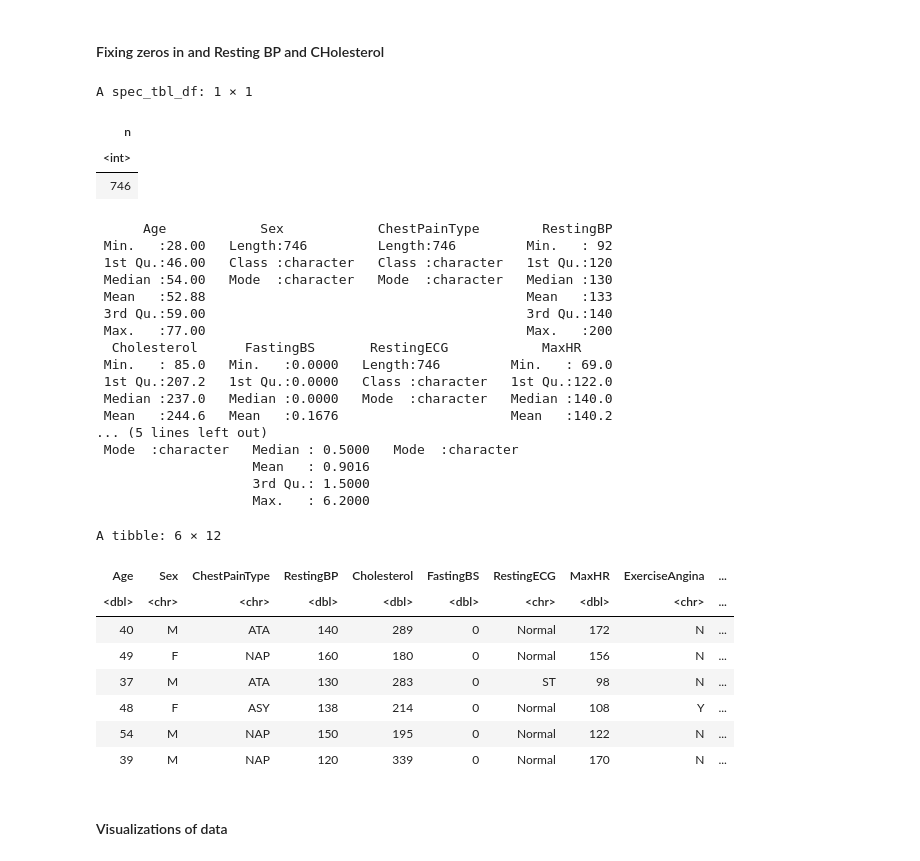
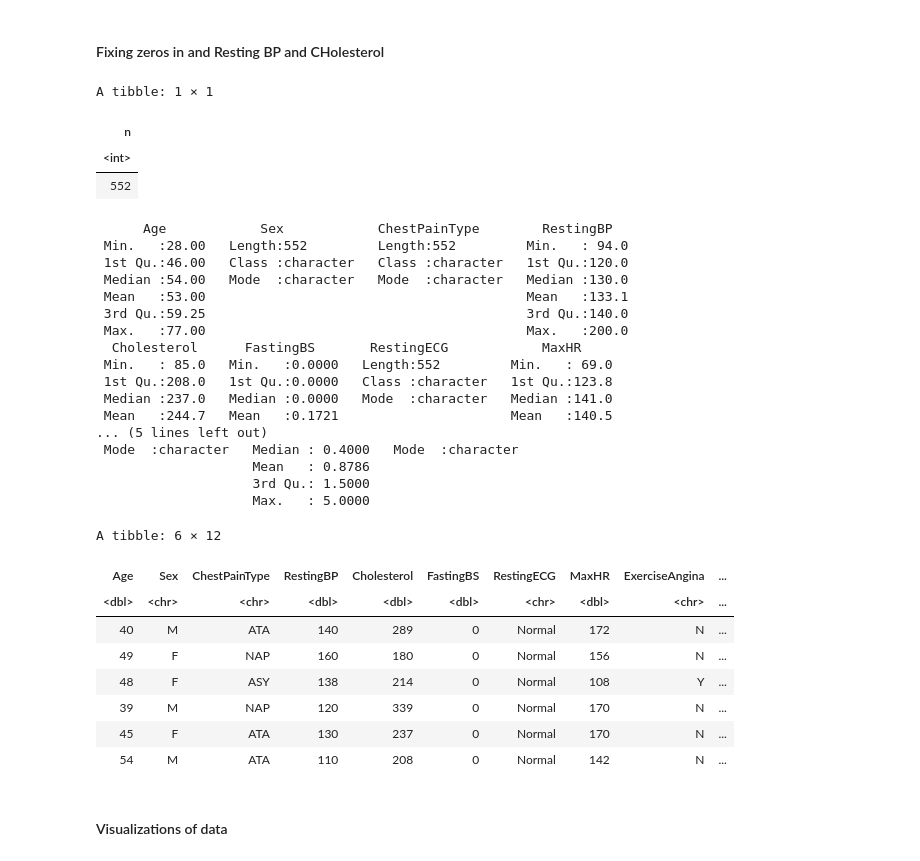
Before and after one commit to Simpson1104/Group-Proposal, a Jupyter notebook: Wrangling_data.ipynb, the cells around one changed output. Saved outputs shown, nothing was run; the diff lists cells and outputs as text; code cells hidden in the pictures.

```diff
--- a/Wrangling_data.ipynb
+++ b/Wrangling_data.ipynb
@@ -251,7 +81,7 @@ A tibble: 6 × 12
 # %%
-#heart_split <- initial_split(heart_data, prop = 0.75, strata = HeartDisease)
-#heart_train <- training(heart_split)
-#heart_test <- testing(heart_split)
+heart_split <- initial_split(heart_data, prop = 0.75, strata = HeartDisease)
+heart_train <- training(heart_split)
+heart_test <- testing(heart_split)
 # %% [markdown]
 #### Summarize dataset
 # %%
@@ -308,42 +145,42 @@ A tibble: 2 × 3
 # %% [markdown]
 #### Fixing zeros in and Resting BP and CHolesterol
 # %%
-heart_data <- heart_data%>%
-              filter(RestingBP != 0, Cholesterol != 0)
-count(heart_data)
-summary(heart_data)
-head(heart_data)
+heart_train <- heart_train%>%
+               filter(RestingBP != 0, Cholesterol != 0)
+count(heart_train)
+summary(heart_train)
+head(heart_train)
 # %% [output]
-A spec_tbl_df: 1 × 1
+A tibble: 1 × 1
 | n |
 | <int> |
-| 746 |
+| 552 |
       Age            Sex            ChestPainType        RestingBP
- Min.   :28.00   Length:746         Length:746         Min.   : 92
- 1st Qu.:46.00   Class :character   Class :character   1st Qu.:120
- Median :54.00   Mode  :character   Mode  :character   Median :130
- Mean   :52.88                                         Mean   :133
- 3rd Qu.:59.00                                         3rd Qu.:140
- Max.   :77.00                                         Max.   :200
+ Min.   :28.00   Length:552         Length:552         Min.   : 94.0
+ 1st Qu.:46.00   Class :character   Class :character   1st Qu.:120.0
+ Median :54.00   Mode  :character   Mode  :character   Median :130.0
+ Mean   :53.00                                         Mean   :133.1
+ 3rd Qu.:59.25                                         3rd Qu.:140.0
+ Max.   :77.00                                         Max.   :200.0
   Cholesterol      FastingBS       RestingECG            MaxHR
- Min.   : 85.0   Min.   :0.0000   Length:746         Min.   : 69.0
- 1st Qu.:207.2   1st Qu.:0.0000   Class :character   1st Qu.:122.0
- Median :237.0   Median :0.0000   Mode  :character   Median :140.0
- Mean   :244.6   Mean   :0.1676                      Mean   :140.2
+ Min.   : 85.0   Min.   :0.0000   Length:552         Min.   : 69.0
+ 1st Qu.:208.0   1st Qu.:0.0000   Class :character   1st Qu.:123.8
+ Median :237.0   Median :0.0000   Mode  :character   Median :141.0
+ Mean   :244.7   Mean   :0.1721                      Mean   :140.5
 ... (5 lines left out)
- Mode  :character   Median : 0.5000   Mode  :character
-                    Mean   : 0.9016
+ Mode  :character   Median : 0.4000   Mode  :character
+                    Mean   : 0.8786
                     3rd Qu.: 1.5000
-                    Max.   : 6.2000
+                    Max.   : 5.0000
 A tibble: 6 × 12
 | Age | Sex | ChestPainType | RestingBP | Cholesterol | FastingBS | RestingECG | MaxHR | ExerciseAngina | ... |
 | <dbl> | <chr> | <chr> | <dbl> | <dbl> | <dbl> | <chr> | <dbl> | <chr> | ... |
 | 40 | M | ATA | 140 | 289 | 0 | Normal | 172 | N | ... |
 | 49 | F | NAP | 160 | 180 | 0 | Normal | 156 | N | ... |
-| 37 | M | ATA | 130 | 283 | 0 | ST | 98 | N | ... |
 | 48 | F | ASY | 138 | 214 | 0 | Normal | 108 | Y | ... |
-| 54 | M | NAP | 150 | 195 | 0 | Normal | 122 | N | ... |
 | 39 | M | NAP | 120 | 339 | 0 | Normal | 170 | N | ... |
+| 45 | F | ATA | 130 | 237 | 0 | Normal | 170 | N | ... |
+| 54 | M | ATA | 110 | 208 | 0 | Normal | 142 | N | ... |
 # %% [markdown]
 #### Visualizations of data
 # %% [markdown]
```
Also changed, not shown: parts of 34 cells of this notebook.
